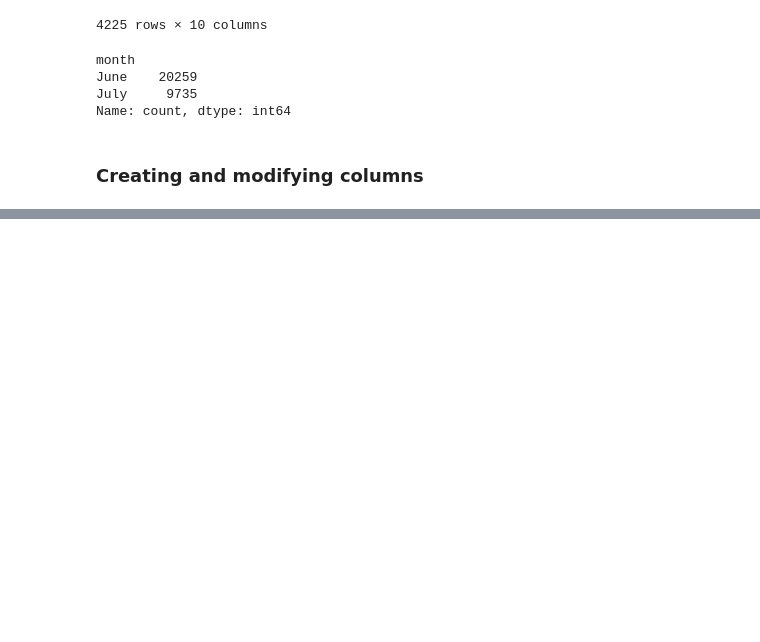
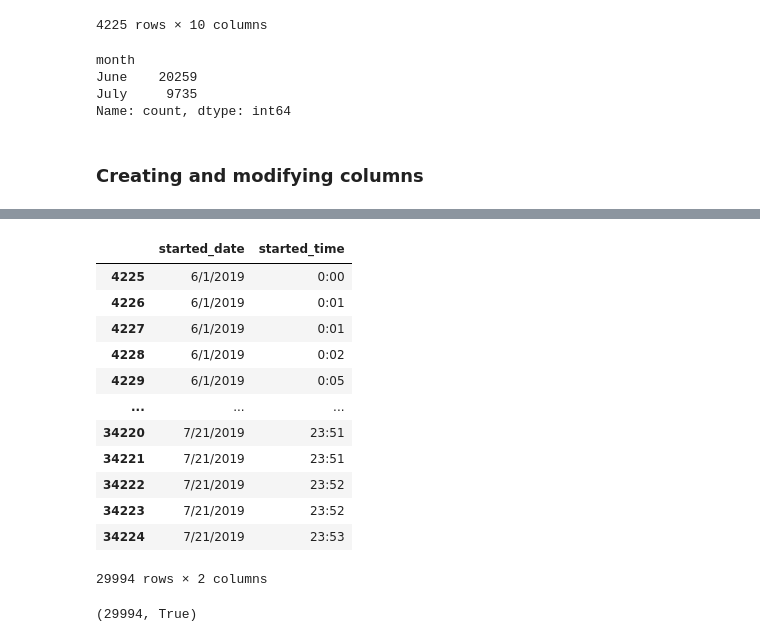
Before and after one commit to Mahdi88BH/Data-Engineering, a Jupyter notebook: Data_Validation/Exploratory_Data_Analysis.ipynb, the cells around one changed output, grey strips where cells are left out. Drawn from its saved outputs; the diff is of its cells as text; code cells hidden in the pictures; blank space fills up the shorter version.

```diff
--- a/Data_Validation/Exploratory_Data_Analysis.ipynb
+++ b/Data_Validation/Exploratory_Data_Analysis.ipynb
@@ -410,0 +420,10 @@ Name: count, dtype: int64
+# %%
+df.rename(
+    columns={
+        x : x.upper()
+        for x in df.columns
+    },
+    inplace=True
+)
+
+df.columns
@@ -410,0 +450,8 @@ Name: count, dtype: int64
+# %%
+for i, r in df.iterrows():
+    if r['TRIP_ID'] == 1613335:
+        df.at[i, 'new column'] = 'Yes'
+    else:
+        df.at[i, 'new column'] = 'No'
+
+df[['TRIP_ID', 'new column']].head()
@@ -410,0 +500,25 @@ Name: count, dtype: int64
+# %%
+df[['started_date', 'started_time']] = df['started_at'].str.split(expand=True)
+
+df[['started_date', 'started_time']]
+# %% [output]
+|  | started_date | started_time |
+| 4225 | 6/1/2019 | 0:00 |
+| 4226 | 6/1/2019 | 0:01 |
+| 4227 | 6/1/2019 | 0:01 |
+| 4228 | 6/1/2019 | 0:02 |
+| 4229 | 6/1/2019 | 0:05 |
+| ... | ... | ... |
+| 34220 | 7/21/2019 | 23:51 |
+| 34221 | 7/21/2019 | 23:51 |
+| 34222 | 7/21/2019 | 23:52 |
+| 34223 | 7/21/2019 | 23:52 |
+| 34224 | 7/21/2019 | 23:53 |
+29994 rows × 2 columns
+# %%
+when = '2019-05-23'
+x = df[df['started_at'] > when]
+
+len(x), len(x) == len(df)
+# %% [output]
+(29994, True)
```
Also changed, not shown: parts of 11 cells of this notebook.
